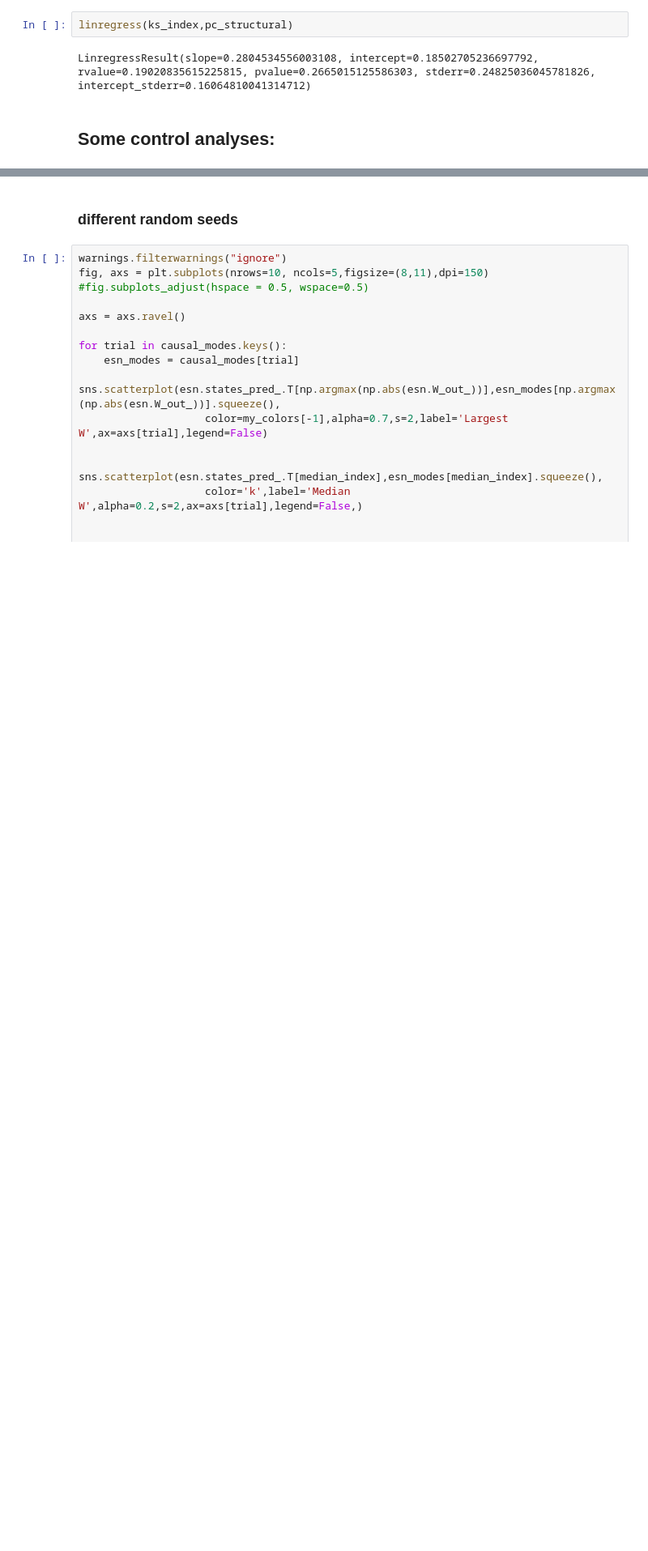
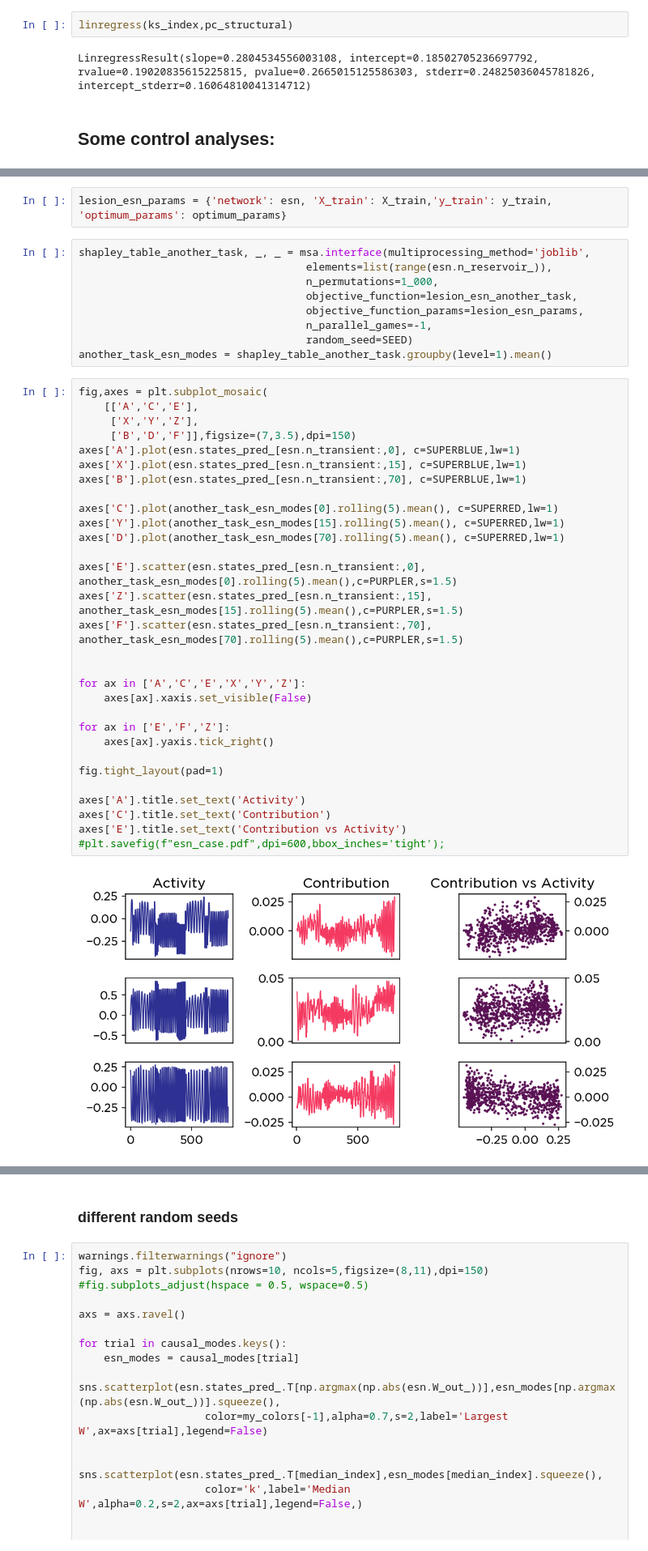
Before and after one commit to kuffmode/Neural-activity-vs-causal-contributions, a Jupyter notebook: causal_modes.ipynb, the cells around one changed output, grey strips where cells are left out. Shown at 81% size. Cells and saved outputs as stored; diff of their text form; blank space fills up the shorter version.

```diff
--- a/causal_modes.ipynb
+++ b/causal_modes.ipynb
@@ -724,0 +843,43 @@ LinregressResult(slope=0.2804534556003108, intercept=0.18502705236697792, rvalue
+# %%
+lesion_esn_params = {'network': esn, 'X_train': X_train,'y_train': y_train, 'optimum_params': optimum_params}
+# %%
+shapley_table_another_task, _, _ = msa.interface(multiprocessing_method='joblib',
+                                    elements=list(range(esn.n_reservoir_)),
+                                    n_permutations=1_000,
+                                    objective_function=lesion_esn_another_task,
+                                    objective_function_params=lesion_esn_params,
+                                    n_parallel_games=-1,
+                                    random_seed=SEED)
+another_task_esn_modes = shapley_table_another_task.groupby(level=1).mean()
+# %%
+fig,axes = plt.subplot_mosaic(
+    [['A','C','E'],
+     ['X','Y','Z'],
+     ['B','D','F']],figsize=(7,3.5),dpi=150)
+axes['A'].plot(esn.states_pred_[esn.n_transient:,0], c=SUPERBLUE,lw=1)
+axes['X'].plot(esn.states_pred_[esn.n_transient:,15], c=SUPERBLUE,lw=1)
+axes['B'].plot(esn.states_pred_[esn.n_transient:,70], c=SUPERBLUE,lw=1)
+
+axes['C'].plot(another_task_esn_modes[0].rolling(5).mean(), c=SUPERRED,lw=1)
+axes['Y'].plot(another_task_esn_modes[15].rolling(5).mean(), c=SUPERRED,lw=1)
+axes['D'].plot(another_task_esn_modes[70].rolling(5).mean(), c=SUPERRED,lw=1)
+
+axes['E'].scatter(esn.states_pred_[esn.n_transient:,0], another_task_esn_modes[0].rolling(5).mean(),c=PURPLER,s=1.5)
+axes['Z'].scatter(esn.states_pred_[esn.n_transient:,15], another_task_esn_modes[15].rolling(5).mean(),c=PURPLER,s=1.5)
+axes['F'].scatter(esn.states_pred_[esn.n_transient:,70], another_task_esn_modes[70].rolling(5).mean(),c=PURPLER,s=1.5)
+
+
+for ax in ['A','C','E','X','Y','Z']:
+    axes[ax].xaxis.set_visible(False)
+
+for ax in ['E','F','Z']:
+    axes[ax].yaxis.tick_right()
+
+fig.tight_layout(pad=1)
+
+axes['A'].title.set_text('Activity')
+axes['C'].title.set_text('Contribution')
+axes['E'].title.set_text('Contribution vs Activity')
+#plt.savefig(f"esn_case.pdf",dpi=600,bbox_inches='tight');
+# %% [output]
+[figure, added]
```
Also changed, not shown: parts of 11 cells of this notebook, 2 other files.
